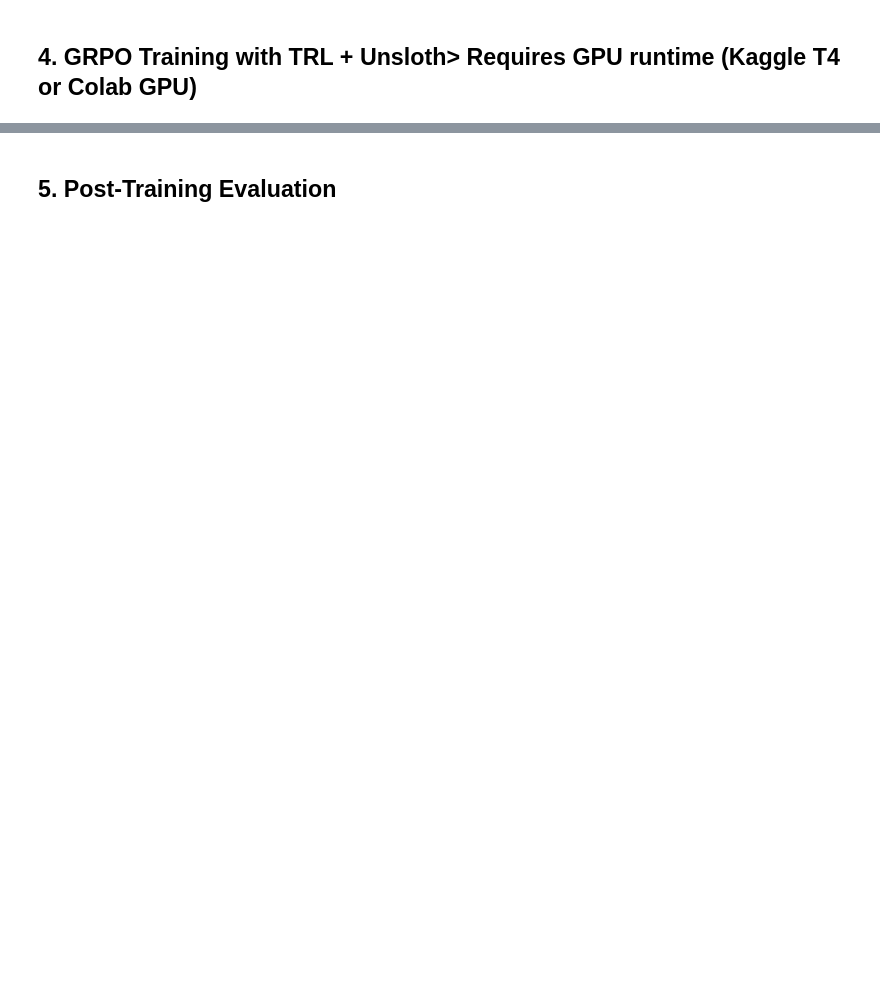
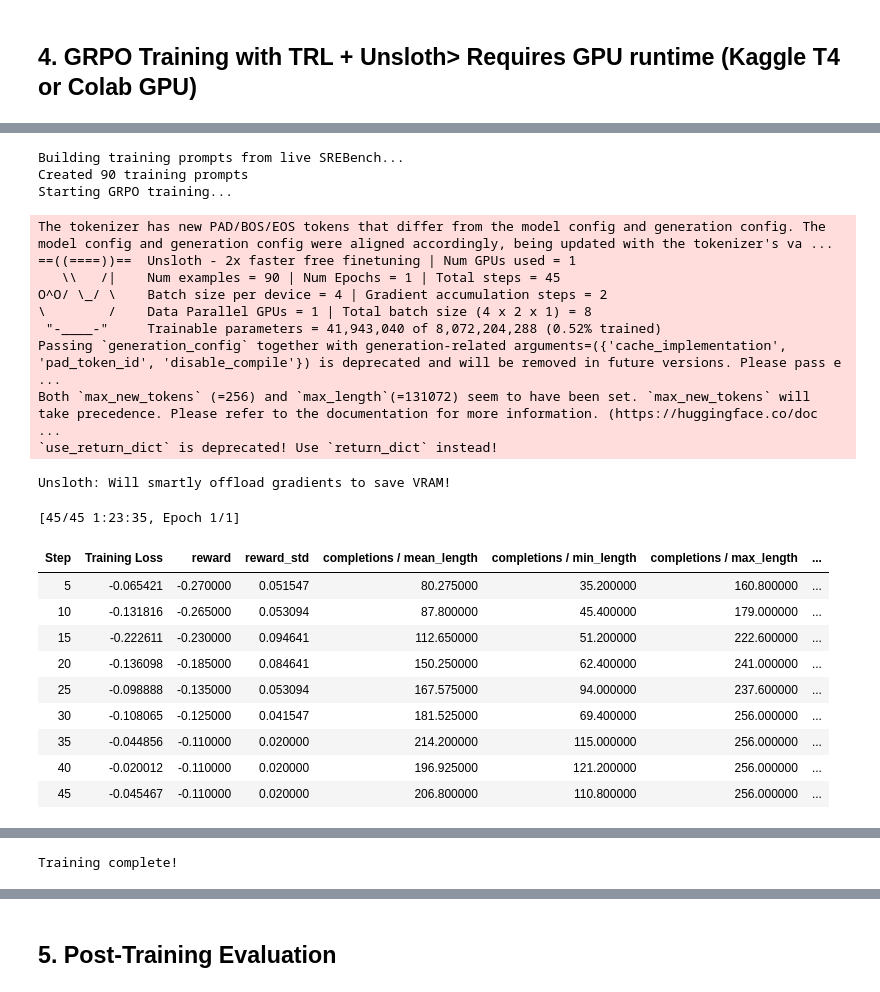
Before and after one commit to MrDunky14/SREBench, a Jupyter notebook: SREBench_Training.ipynb, the cells around one changed output, grey strips where cells are left out. Cells and saved outputs as stored; diff of their text form; code cells hidden in the pictures; blank space fills up the shorter version.

```diff
--- a/SREBench_Training.ipynb
+++ b/SREBench_Training.ipynb
@@ -23,2 +260,15 @@ SRE_SYSTEM = """You are an expert Site Reliability Engineer responding to a prod
 # %%
-# Load modelfrom unsloth import FastLanguageModel, PatchFastRLPatchFastRL("GRPO", FastLanguageModel)from trl import GRPOTrainer, GRPOConfigfrom datasets import Datasetmodel, tokenizer = FastLanguageModel.from_pretrained(    model_name="unsloth/Llama-3.1-8B-Instruct-bnb-4bit",    max_seq_length=1024, dtype=None, load_in_4bit=True)model = FastLanguageModel.get_peft_model(model, r=16, lora_alpha=32, lora_dropout=0.05,    target_modules=["q_proj","k_proj","v_proj","o_proj","gate_proj","up_proj","down_proj"],    bias="none", use_gradient_checkpointing="unsloth")tokenizer.pad_token = tokenizer.eos_tokenprint("Model loaded with LoRA adapters!")
+# Load model
+from unsloth import FastLanguageModel, PatchFastRL
+from trl import GRPOTrainer, GRPOConfig
+from datasets import Dataset
+
+model, tokenizer = FastLanguageModel.from_pretrained(
+    model_name="unsloth/Llama-3.1-8B-Instruct-bnb-4bit",
+    max_seq_length=1024, dtype=None, load_in_4bit=True)
+
+model = FastLanguageModel.get_peft_model(model, r=16, lora_alpha=32, lora_dropout=0.05,
+    target_modules=["q_proj","k_proj","v_proj","o_proj","gate_proj","up_proj","down_proj"],
+    bias="none", use_gradient_checkpointing="unsloth")
+tokenizer.pad_token = tokenizer.eos_token
+print("Model loaded with LoRA adapters!")
@@ -25,2 +289,63 @@ SRE_SYSTEM = """You are an expert Site Reliability Engineer responding to a prod
 # %%
-# Build prompts from live environmentprint("Building training prompts from live SREBench...")prompts = []for task_id in TASK_IDS[:3]:    for _ in range(30):        obs = post("/reset", {"task_id": task_id})        prompt_text = build_prompt(obs)        prompts.append({"prompt": [            {"role": "system", "content": SRE_SYSTEM},            {"role": "user", "content": prompt_text}        ]})dataset = Dataset.from_list(prompts)print(f"Created {len(prompts)} training prompts")# Configure and run GRPOtraining_args = GRPOConfig(    output_dir="./grpo_checkpoint",    per_device_train_batch_size=1,    gradient_accumulation_steps=4,    num_generations=4,    max_completion_length=256,    max_prompt_length=512,    learning_rate=5e-6,    num_train_epochs=1,    logging_steps=5,    save_steps=50,    bf16=True,    seed=42,    report_to="none")trainer = GRPOTrainer(model=model, args=training_args, tokenizer=tokenizer,    train_dataset=dataset, reward_funcs=[reward_format, reward_investigation, reward_no_shotgun])print("Starting GRPO training...")result = trainer.train()print("Training complete!")
+# Build prompts from live environment
+print("Building training prompts from live SREBench...")
+prompts = []
+for task_id in TASK_IDS[:3]:
+    for _ in range(30):
+        obs = post("/reset", {"task_id": task_id})
+        prompt_text = build_prompt(obs)
+        prompts.append({"prompt": [
+            {"role": "system", "content": SRE_SYSTEM},
+            {"role": "user", "content": prompt_text}
+        ]})
+
+dataset = Dataset.from_list(prompts)
+print(f"Created {len(prompts)} training prompts")
+
+# Configure and run GRPO
+training_args = GRPOConfig(
+    output_dir="./grpo_checkpoint",
+    per_device_train_batch_size=4,
+    gradient_accumulation_steps=2,
+    num_generations=4,
+    max_completion_length=256,
+    max_prompt_length=512,
+    learning_rate=5e-6,
+    num_train_epochs=1,
+    logging_steps=5,
+    save_steps=50,
+    fp16=True,
+    seed=42,
+    report_to="none")
+
+trainer = GRPOTrainer(model=model, args=training_args, processing_class=tokenizer,
+    train_dataset=dataset, reward_funcs=[reward_format, reward_investigation, reward_no_shotgun])
+
+print("Starting GRPO training...")
+result = trainer.train()
+print("Training complete!")
+# %% [output]
+Building training prompts from live SREBench...
+Created 90 training prompts
+Starting GRPO training...
+The tokenizer has new PAD/BOS/EOS tokens that differ from the model config and generation config. The model config and generation config were aligned accordingly, being updated with the tokenizer's va ...
+==((====))==  Unsloth - 2x faster free finetuning | Num GPUs used = 1
+   \\   /|    Num examples = 90 | Num Epochs = 1 | Total steps = 45
+O^O/ \_/ \    Batch size per device = 4 | Gradient accumulation steps = 2
+\        /    Data Parallel GPUs = 1 | Total batch size (4 x 2 x 1) = 8
+ "-____-"     Trainable parameters = 41,943,040 of 8,072,204,288 (0.52% trained)
+Passing `generation_config` together with generation-related arguments=({'cache_implementation', 'pad_token_id', 'disable_compile'}) is deprecated and will be removed in future versions. Please pass e ...
+Both `max_new_tokens` (=256) and `max_length`(=131072) seem to have been set. `max_new_tokens` will take precedence. Please refer to the documentation for more information. (https://huggingface.co/doc ...
+`use_return_dict` is deprecated! Use `return_dict` instead!
+Unsloth: Will smartly offload gradients to save VRAM!
+[45/45 1:23:35, Epoch 1/1]
+| Step | Training Loss | reward | reward_std | completions / mean_length | completions / min_length | completions / max_length | ... |
+| 5 | -0.065421 | -0.270000 | 0.051547 | 80.275000 | 35.200000 | 160.800000 | ... |
+| 10 | -0.131816 | -0.265000 | 0.053094 | 87.800000 | 45.400000 | 179.000000 | ... |
+| 15 | -0.222611 | -0.230000 | 0.094641 | 112.650000 | 51.200000 | 222.600000 | ... |
+| 20 | -0.136098 | -0.185000 | 0.084641 | 150.250000 | 62.400000 | 241.000000 | ... |
+| 25 | -0.098888 | -0.135000 | 0.053094 | 167.575000 | 94.000000 | 237.600000 | ... |
+| 30 | -0.108065 | -0.125000 | 0.041547 | 181.525000 | 69.400000 | 256.000000 | ... |
+| 35 | -0.044856 | -0.110000 | 0.020000 | 214.200000 | 115.000000 | 256.000000 | ... |
+| 40 | -0.020012 | -0.110000 | 0.020000 | 196.925000 | 121.200000 | 256.000000 | ... |
+| 45 | -0.045467 | -0.110000 | 0.020000 | 206.800000 | 110.800000 | 256.000000 | ... |
@@ -27 +369,2 @@ SRE_SYSTEM = """You are an expert Site Reliability Engineer responding to a prod
+Training complete!
 # %%
```
Also changed, not shown: parts of 18 cells of this notebook, 7 other files.
